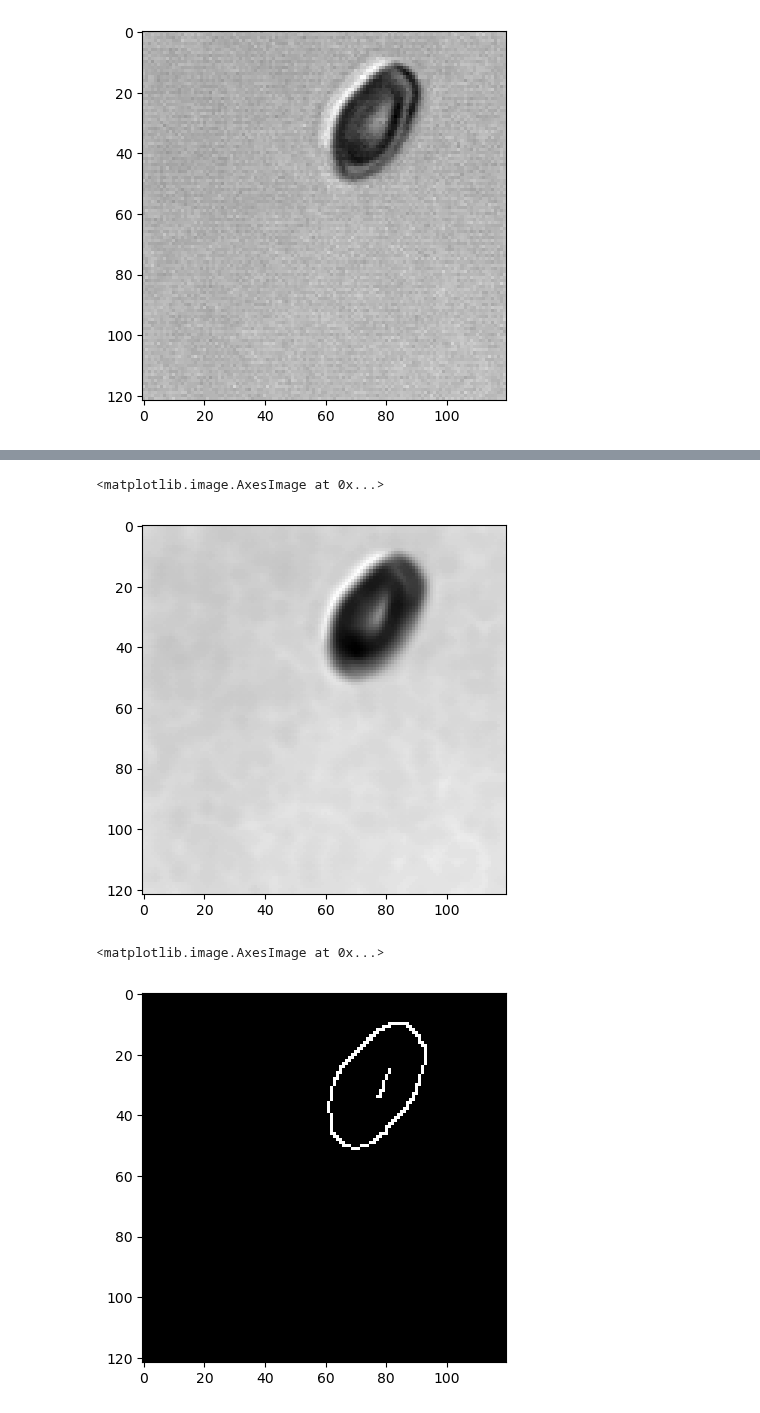
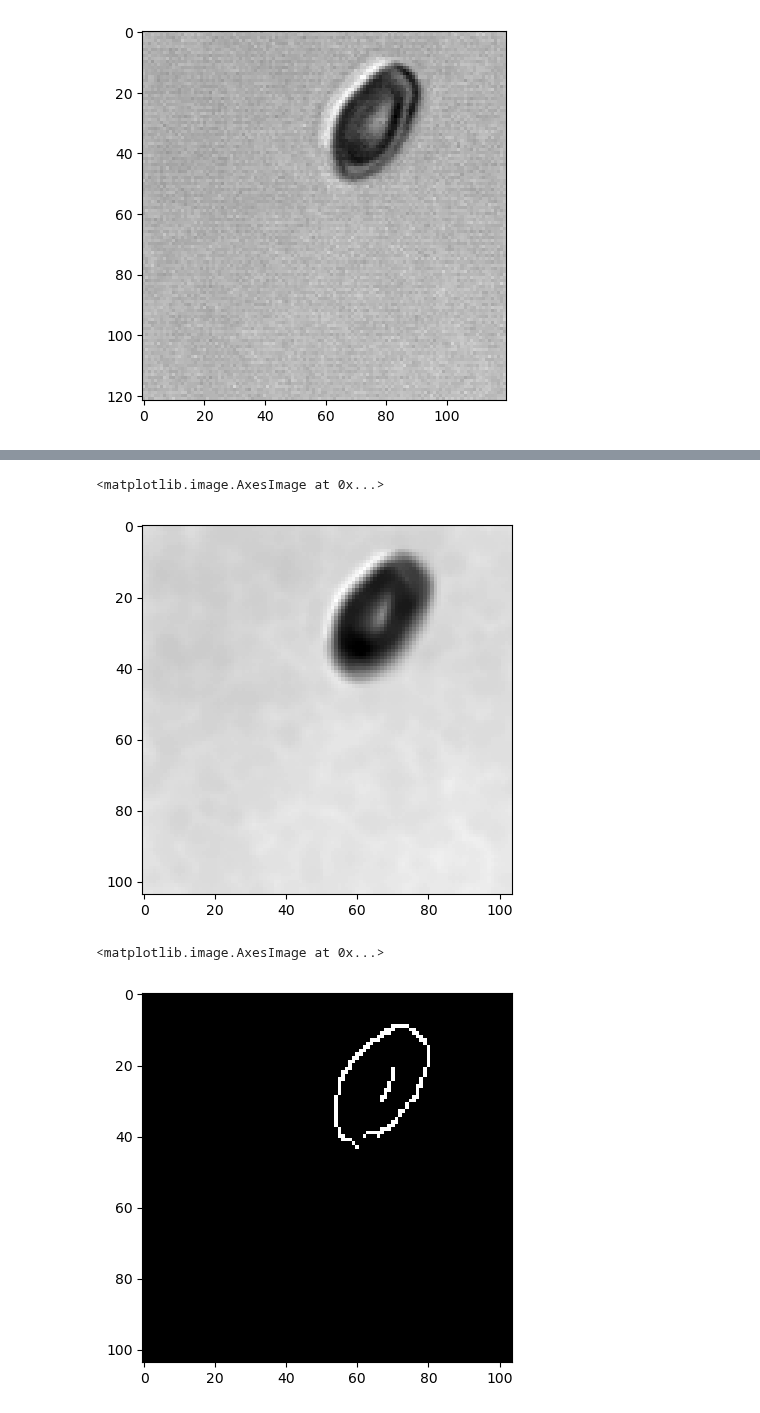
Before and after one commit to sqn-bioinformatics/deep_learning_anaemias, a Jupyter notebook: notebooks/240517_image_preprocessing.ipynb, the cells around one changed output, grey strips where cells are left out. Saved outputs shown, nothing was run; the diff lists cells and outputs as text; code cells hidden in the pictures.

```diff
--- a/notebooks/240517_image_preprocessing.ipynb
+++ b/notebooks/240517_image_preprocessing.ipynb
@@ -42,3 +42,6 @@ plt.imshow(img, cmap="grey")
 dtype: uint8, shape: (122, 120, 3), min: 0, max: 255
 <matplotlib.image.AxesImage at 0x...>
 [figure]
+# %%
+resized = cv2.resize(img, (104, 104), interpolation=cv2.INTER_CUBIC)
+plt.imshow(resized, cmap="grey")
@@ -45,6 +51,6 @@ dtype: uint8, shape: (122, 120, 3), min: 0, max: 255
 # %%
 # filt = cv2.pyrMeanShiftFiltering(img, sp=10, sr=30, maxLevel=2)
-gray = cv2.cvtColor(img, cv2.COLOR_BGR2GRAY)
+gray = cv2.cvtColor(resized, cv2.COLOR_BGR2GRAY)
 
 plt.imshow(gray, cmap="grey")
 # %% [output]
@@ -66,13 +72,13 @@ erod = cv2.erode(blur, kernel, iterations=1)
 plt.imshow(erod, cmap="grey")
 # %% [output]
 <matplotlib.image.AxesImage at 0x...>
-[figure, old version]
+[figure, new version]
 # %%
-edges = cv2.Canny(erod, threshold1=150, threshold2=200)
+edges = cv2.Canny(blur, threshold1=150, threshold2=200)
 plt.imshow(edges, cmap="gray")
 # %% [output]
 <matplotlib.image.AxesImage at 0x...>
-[figure, old version]
+[figure, new version]
 # %%
 # Remove cells at the border
 from skimage.segmentation import clear_border
```
Also changed, not shown: parts of 14 cells of this notebook, 10 other files.
